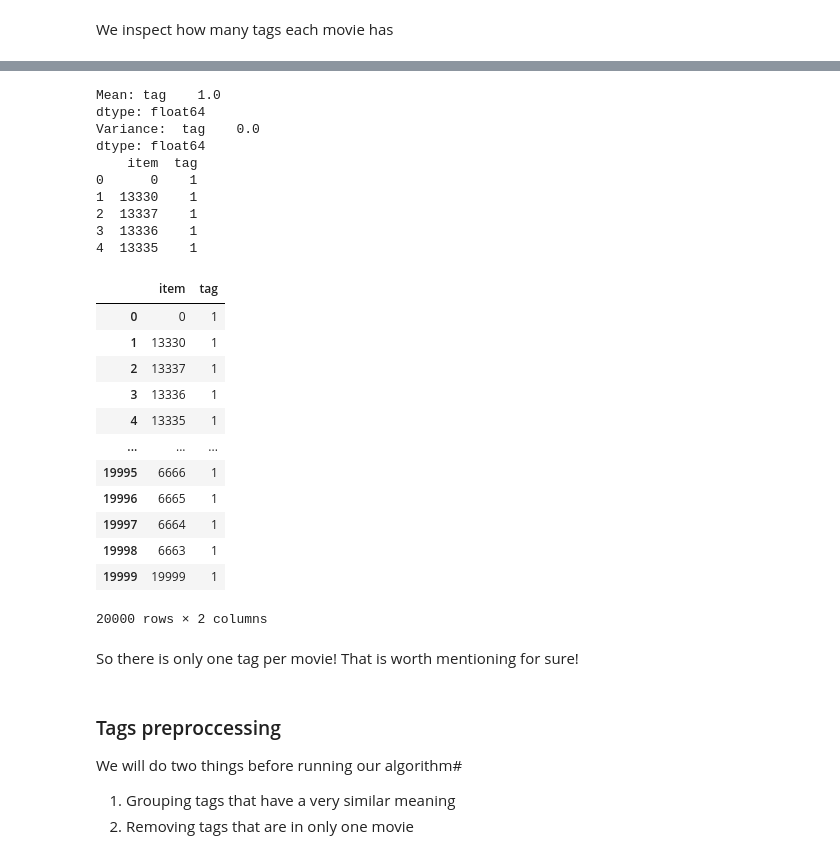
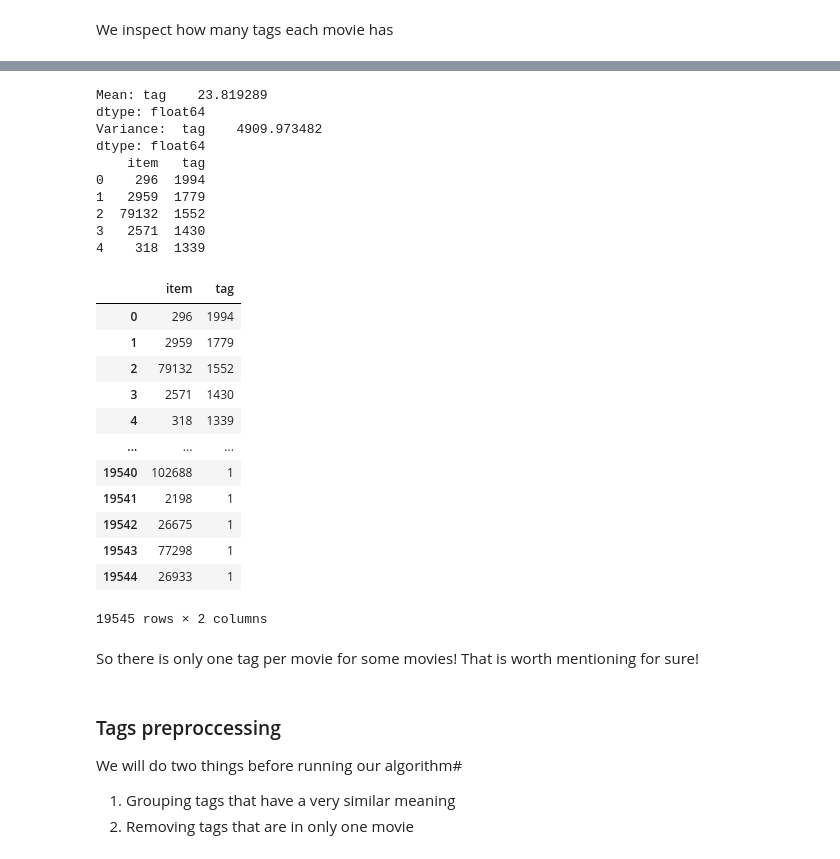
Before and after one commit to csotogd/Recommender-System-santa-claus, a Jupyter notebook: RS project.ipynb, the cells around one changed output, grey strips where cells are left out. Saved outputs shown, nothing was run; the diff lists cells and outputs as text; code cells hidden in the pictures.

```diff
--- a/RS project.ipynb
+++ b/RS project.ipynb
@@ -269,7 +281,11 @@ Besides the plots, we have tags for each movie out there.
 We need to inspect whether we have enough data to make a recommendation algorithm using it.
 We need to explore how sparse this data is, how many tags there are for each movie.
 # %%
-tags_df = pd.read_csv(data_path+"/tags.csv", nrows=20000)
+tags_df = pd.read_csv(data_path+"/tags.csv")
+
+print(tags_df[-5:])
 tags_df.rename(columns={'userId': 'user',
                    'movieId': 'item'},
           inplace=True, errors='raise')
+
+print(tags_df[-5:])
@@ -293,7 +335,7 @@ Ok, so we know some tags have been assigned to more than one movie, let´s compu
 We compute how many times a tag has been assigned to any item.
 We again see that we have a long tail-shor tail structure
 # %%
-tags_df['item']= tags_df.index
+
 count_items_per_tag_df = tags_df[['tag','item']].groupby(['tag']).count()
 print('Mean:', count_items_per_tag_df.mean())
 print('Variance: ', count_items_per_tag_df.var())
@@ -301,5 +343,5 @@ count_items_per_tag_df = count_items_per_tag_df.sort_values(by="item", ascending
 print(count_items_per_tag_df.head())
 #print(list(count_tags_df.index))
 display(count_items_per_tag_df)
-#sns.displot(data=count_items_per_tag_df, x=list(count_items_per_tag_df.index), y='item')
+#sns.displot(data=count_items_per_tag_df, x=list(count_items_per_tag_df['tag']), y='item')
 # %% [output]
@@ -331,39 +379,39 @@ We inspect how many tags each movie has
 # %%
-tags_df['item']= tags_df.index
+
 count_tags_per_movie_df = tags_df[['tag','item']].groupby(['item']).count()
 print('Mean:', count_tags_per_movie_df.mean())
 print('Variance: ', count_tags_per_movie_df.var())
 count_tags_per_movie_df = count_tags_per_movie_df.sort_values(by="tag", ascending=False).reset_index()
 print(count_tags_per_movie_df.head())
 #print(list(count_tags_df.index))
 display(count_tags_per_movie_df)
 #sns.displot(data=count_tags_df, x=list(count_tags_per_movie_df.index), y='tag')
 # %% [output]
-Mean: tag    1.0
+Mean: tag    23.819289
 dtype: float64
-Variance:  tag    0.0
+Variance:  tag    4909.973482
 dtype: float64
-    item  tag
-0      0    1
-1  13330    1
-2  13337    1
-3  13336    1
-4  13335    1
+    item   tag
+0    296  1994
+1   2959  1779
+2  79132  1552
+3   2571  1430
+4    318  1339
 |  | item | tag |
-| 0 | 0 | 1 |
-| 1 | 13330 | 1 |
-| 2 | 13337 | 1 |
-| 3 | 13336 | 1 |
-| 4 | 13335 | 1 |
+| 0 | 296 | 1994 |
+| 1 | 2959 | 1779 |
+| 2 | 79132 | 1552 |
+| 3 | 2571 | 1430 |
+| 4 | 318 | 1339 |
 | ... | ... | ... |
-| 19995 | 6666 | 1 |
-| 19996 | 6665 | 1 |
-| 19997 | 6664 | 1 |
-| 19998 | 6663 | 1 |
-| 19999 | 19999 | 1 |
+| 19540 | 102688 | 1 |
+| 19541 | 2198 | 1 |
+| 19542 | 26675 | 1 |
+| 19543 | 77298 | 1 |
+| 19544 | 26933 | 1 |
-20000 rows × 2 columns
+19545 rows × 2 columns
 # %% [markdown]
-So there is only one tag per movie! That is worth mentioning for sure!
+So there is only one tag per movie for some movies! That is worth mentioning for sure!
 # %% [markdown]
 ### Tags preproccessing
 We will do two things before running our algorithm#
```
Also changed, not shown: parts of 48 cells of this notebook.
